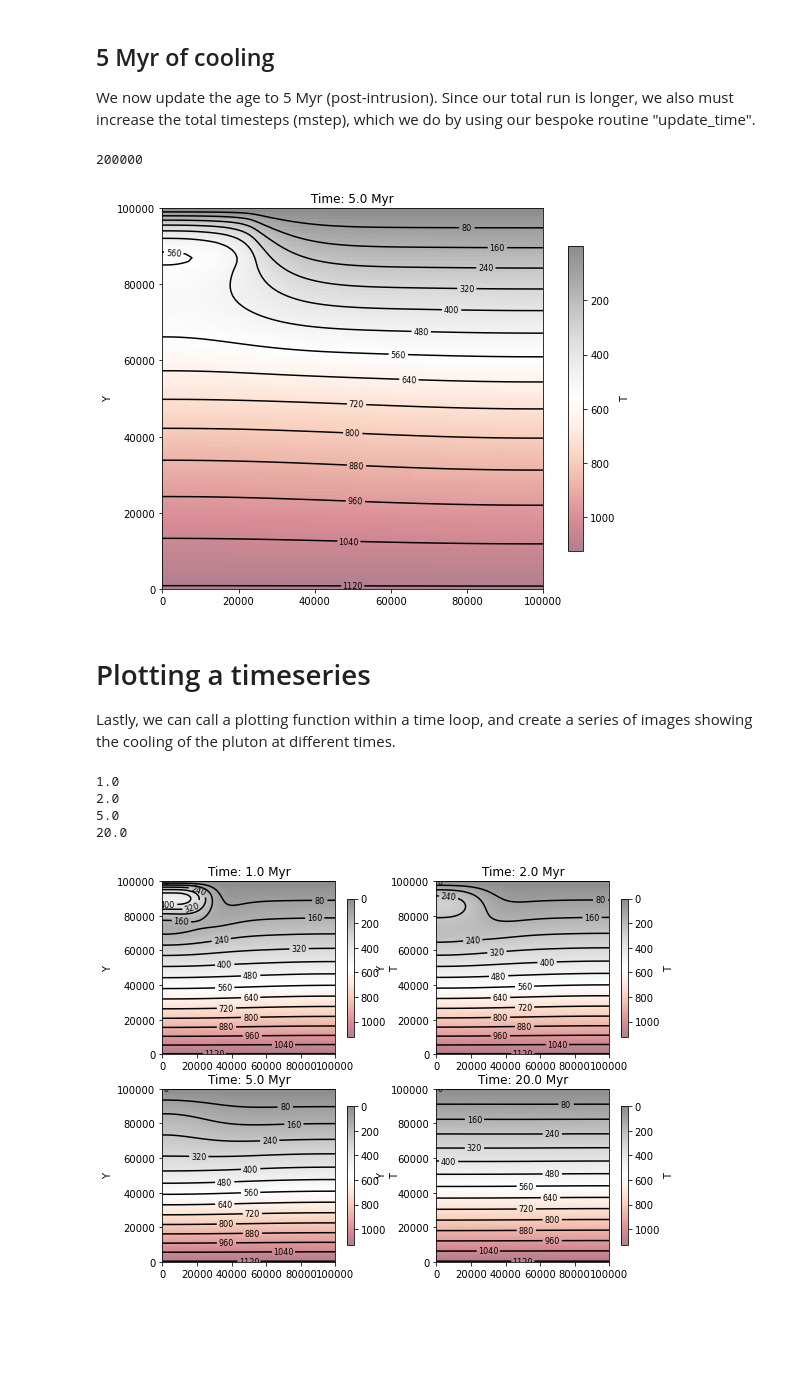
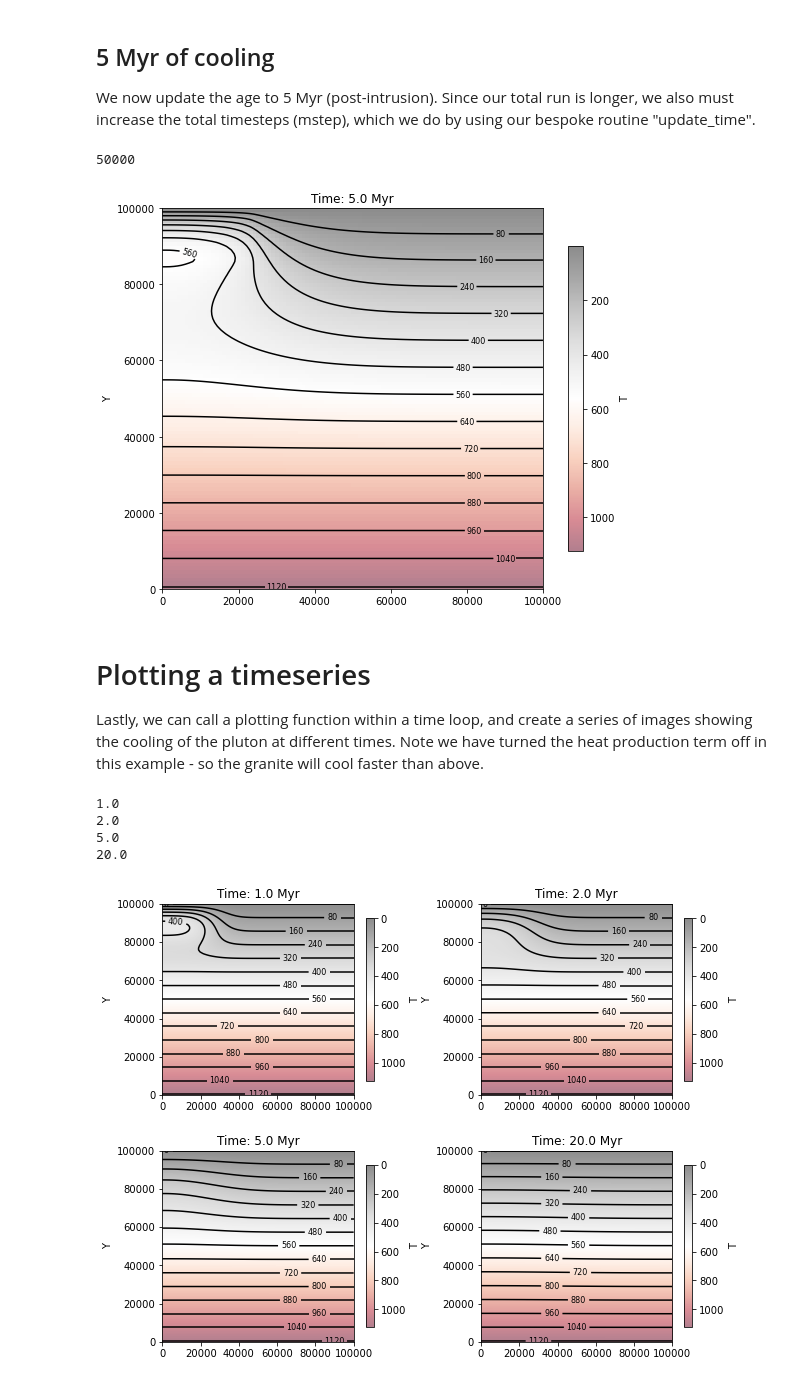
Before and after one commit to thecraigoneill/planet_LB, a Jupyter notebook: ipynb/LB_planet_granite.ipynb, the cells around one changed output. Drawn from its saved outputs; the diff is of its cells as text; code cells hidden in the pictures; blank space fills up the shorter version.

```diff
--- a/ipynb/LB_planet_granite.ipynb
+++ b/ipynb/LB_planet_granite.ipynb
@@ -47,7 +47,7 @@ dy= dist_y/m
 
 H=0
 
-dt=25.0 * Y2S # Timesteps of 25 years (in sec)
+dt=100.0 * Y2S # Timesteps of 100 years (in sec)
 kappa=1e-6 # Thermal diffusivity
 mstep=40000 #40000
 # %% [markdown]
@@ -88,6 +96,9 @@ lb_s['T'] = T
 lb_s['H'] = H
 lb_s['T_top'] = T_top
 lb_s['T_base'] = T_base
+
+lb_s = pLB.reinit_T_f(lb_s, T_init)
+
 plt.figure(figsize=(9,7))
 plt.imshow(H.T, extent=[0, n*dx, 0, m*dx], origin='lower', cmap='RdGy_r', alpha=0.5)
 cbar=plt.colorbar(label='H',shrink=0.8);
@@ -126,13 +141,19 @@ print(lb_s['mstep'])
 # %%
 mstep=lb_s['mstep']
+print(mstep)
+T=lb_s['T']
+f=lb_s['f']
 
 timesteps = dt*np.arange(1,mstep+1,1)
+i=0
 for t in timesteps:
-    lb_s['T']=T
-    lb_s['f']=f
+    if i > 0:
+     lb_s['T']=T
+     lb_s['f']=f
     lb_s =  pLB.LB_D2Q9_T(lb_s)
     T=lb_s['T']
     f=lb_s['f']
+    i+=1
 
 print(T)
 # %% [output]
@@ -183,7 +204,7 @@ print(lb_s['mstep'])
 mstep=lb_s['mstep']
 
 #Reinitialise time
-T = T_init
+lb_s = pLB.reinit_T_f(lb_s, T_init)
 
 # Now we may begin our simulation time loop
 
@@ -208,12 +229,12 @@ plt.imshow(T.T, extent=[0, n*dx, 0, m*dx], origin='lower', cmap='RdGy_r', alpha=
 cbar=plt.colorbar(label='T',shrink=0.8);
 cbar.ax.invert_yaxis()
 # %% [output]
-200000
+50000
-[figure, old version]
+[figure, new version]
 # %% [markdown]
 # Plotting a timeseries
 
-Lastly, we can call a plotting function within a time loop, and create a series of images showing the cooling of the pluton at different times.
+Lastly, we can call a plotting function within a time loop, and create a series of images showing the cooling of the pluton at different times. Note we have turned the heat production term off in this example - so the granite will cool faster than above.
 # %%
 # Define a plotting routine
 
@@ -240,32 +261,38 @@ plt.tight_layout()
 
 
 ages=[1.0, 2.0, 5.0, 20.0] #Myr
 
 # We want to loop over all 20Myrs, and just output on the way
 age=20.0 #Myr
 lb_s = pLB.update_time(age,lb_s)
+
+
 mstep=lb_s['mstep']
 
 # Reinitialise the simulation
-T= T_init
+lb_s = pLB.reinit_T_f(lb_s,T_init)
 lb_s['H']=0
+T=lb_s['T']
+f=lb_s['f']
 
 # Now we may begin our simulation time loop
 i=0
 timesteps = dt*np.arange(1,mstep+1,1)
 for t in timesteps:
     lb_s['T']=T
     lb_s['f']=f
     lb_s =  pLB.LB_D2Q9_T(lb_s)
     T=lb_s['T']
     f=lb_s['f']
     if t/M2S >= ages[i]:
         print(ages[i])
         plot_results(lb_s,i,ages)
         i +=1
+
+plt.tight_layout()
 # %% [output]
 1.0
 2.0
 5.0
 20.0
-[figure, old version]
+[figure, new version]
```
Also changed, not shown: parts of 5 cells of this notebook, 3 other files.
